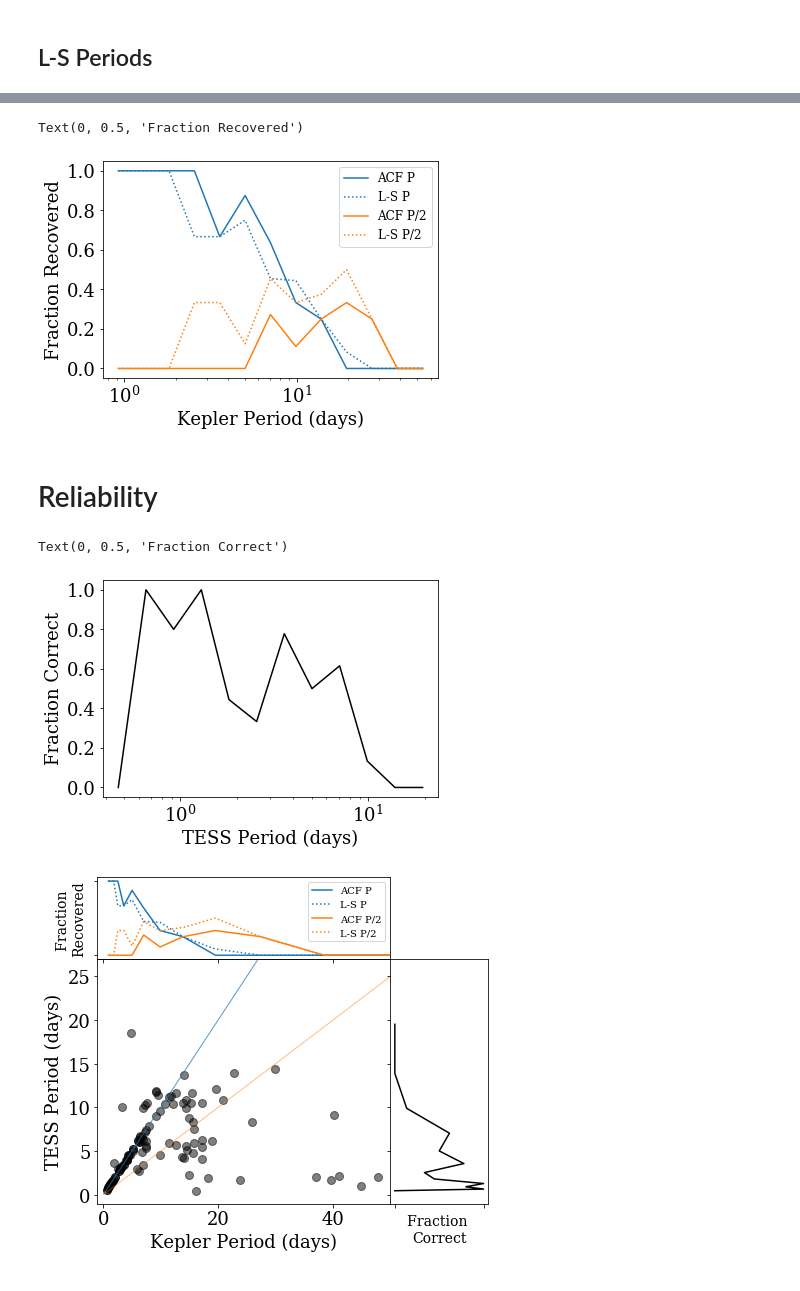
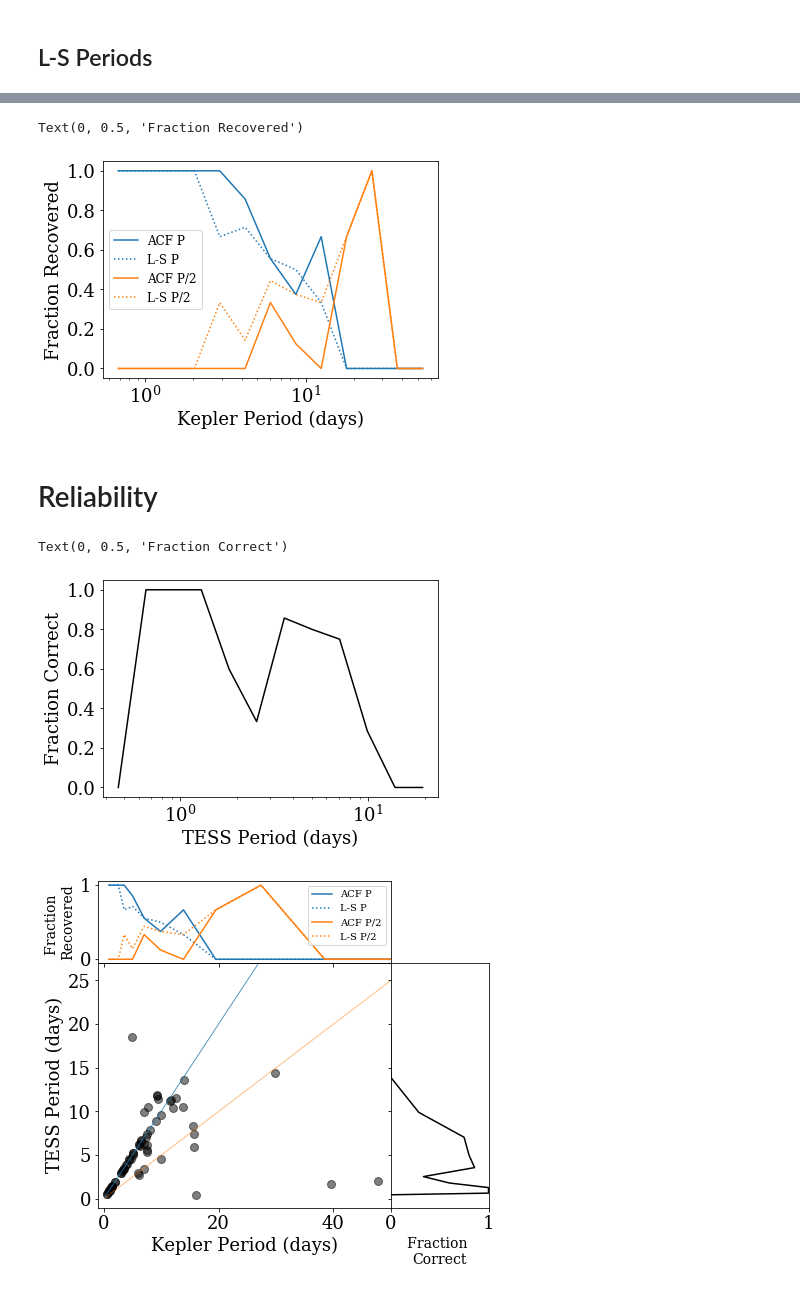
Before and after one commit to jradavenport/KTROT, a Jupyter notebook: period_compare.ipynb, the cells around one changed output, grey strips where cells are left out. Cells and saved outputs as stored; diff of their text form; code cells hidden in the pictures.

```diff
--- a/period_compare.ipynb
+++ b/period_compare.ipynb
@@ -156,3 +156,13 @@ plt.title('Sector 015')
 # %% [output]
 Text(0.5, 1.0, 'Sector 015')
 [figure]
+# %%
+# pick "good" periods
+# this cut is somewhat arbitrary, unfortunately. We need real errors on the periods (e.g. MCMC)
+Pcut = 0.20
+
+ok1 = (Trot1['acf_pk'] > Pcut) | (Trot1['LSamp'] > Pcut)
+ok2 = (Trot2['acf_pk'] > Pcut) | (Trot2['LSamp'] > Pcut)
+
+print(sum(ok1), sum(ok2))
+print(pd.concat((Trot1['KIC'][ok1],Trot2['KIC'][ok2])).unique().size)
@@ -159,7 +172,5 @@ Text(0.5, 1.0, 'Sector 015')
 # %%
 plt.figure(figsize=(7,7))
-ok1 = (Trot1['acf_pk'] > 0.05) | (Trot1['LSamp'] > 0.05)
-ok2 = (Trot2['acf_pk'] > 0.05) | (Trot2['LSamp'] > 0.05)
 
 plt.scatter(Trot1['Period'][ok1], Trot1['acf_per'][ok1], alpha=0.5, c='C0', s=100)
 plt.scatter(Trot2['Period'][ok2], Trot2['acf_per'][ok2], alpha=0.5, c='C0', s=100)
@@ -175,6 +186,21 @@ plt.ylim(-1,50)
 
 plt.xlabel('Kepler Period (days)')
 plt.ylabel('TESS Period (days)')
+plt.show()
 
-print(sum(ok1), sum(ok2))
+plt.figure(figsize=(7,7))
+
+plt.scatter(Trot1['Period'][ok1], Trot1['acf_per'][ok1]/Trot1['Period'][ok1], alpha=0.5, c='C0', s=100)
+plt.scatter(Trot2['Period'][ok2], Trot2['acf_per'][ok2]/Trot2['Period'][ok2], alpha=0.5, c='C0', s=100)
+
+plt.plot([.1,50], [1,1], c='k', lw=1, alpha=0.75)
+plt.plot([.1,50], [.5,.5], c='k', lw=1, alpha=0.5)
+plt.plot([.1,50], [.25, .25], c='k', lw=1, alpha=0.25)
+
+plt.xlim(-1,50)
+plt.ylim(0,1.1)
+
+plt.xlabel('Kepler Period (days)')
+plt.ylabel('TESS / Kepler Period')
+plt.show()
 # %% [output]
@@ -306,7 +312,7 @@ plt.xlabel('Kepler Period (days)')
 plt.ylabel('Fraction Recovered')
 # %% [output]
 Text(0, 0.5, 'Fraction Recovered')
-[figure, old version]
+[figure, new version]
 # %% [markdown]
 # Reliability
 # %%
@@ -314,6 +320,7 @@ Rgood = ((Trot1['acf_per'][ok1]/Trot1['Period'][ok1] > 1-thresh) &
          (Trot1['acf_per'][ok1]/Trot1['Period'][ok1] < 1+thresh))
 Rhalf = ((Trot1['acf_per'][ok1]/Trot1['Period'][ok1] > 0.5-thresh) &
          (Trot1['acf_per'][ok1]/Trot1['Period'][ok1] < 0.5+thresh))
+
 pbins = np.logspace(-1, 1.8, num=20, dtype='float')
 # pbins = np.arange(0, 55, 3., dtype='float')
 
@@ -341,14 +348,14 @@ plt.xlabel('TESS Period (days)')
 plt.ylabel('Fraction Correct')
 # %% [output]
 Text(0, 0.5, 'Fraction Correct')
-[figure, old version]
+[figure, new version]
 # %%
 # Set up the axes with gridspec
 fig = plt.figure(figsize=(7, 6))
 grid = plt.GridSpec(4, 4, hspace=0., wspace=0.)
 main_ax = fig.add_subplot(grid[1:,:-1])
-y_hist = fig.add_subplot(grid[1:,-1], sharey=main_ax, xticklabels=[])
-x_hist = fig.add_subplot(grid[0,:-1], sharex=main_ax, yticklabels=[])
+y_hist = fig.add_subplot(grid[1:,-1], sharey=main_ax)
+x_hist = fig.add_subplot(grid[0,:-1], sharex=main_ax)
 x_hist.xaxis.set_tick_params(labelbottom=False)
 y_hist.yaxis.set_tick_params(labelbottom=False)
 
@@ -357,38 +364,33 @@ main_ax.plot(Trot1['Period'][ok1], Trot1['acf_per'][ok1], alpha=0.5, c='k',
              markersize=8, marker='o', linestyle='none',)
 main_ax.plot(Trot2['Period'][ok2], Trot2['acf_per'][ok2], alpha=0.5, c='k',
              markersize=8, marker='o', linestyle='none',)
 
 # main_ax.set_xscale('log')
 # main_ax.set_yscale('log')
 
 main_ax.set_xlabel('Kepler Period (days)')
 main_ax.set_ylabel('TESS Period (days)')
 main_ax.set_xlim(-1,50)
 main_ax.set_ylim(-1,27)
 
 main_ax.plot([.1,50], [.1, 50], c='C0', lw=1, alpha=0.75)
 main_ax.plot([.1,50], [.05, 25], c='C1', lw=1, alpha=0.5)
-# main_ax.plot([.1,50], [.025, 12.5], c='k', lw=1, alpha=0.25)
-# plt.plot([.1,50], [.2, 100], c='k', lw=1, alpha=0.5)
-# plt.plot([.1,50], [.4, 200], c='k', lw=1, alpha=0.25)
-
-# plt.xlim(-1,50)
-# plt.ylim(-1,50)
 
 # Top hist
 # x_hist.plot(xx[np.where((pfrac > -1))], pfrac[np.where((pfrac > -1))], c='C0')
 x_hist.plot(xx[np.where((pfrac > -1))], pfrac[np.where((pfrac > -1))], label='ACF P', c='C0')
 x_hist.plot(xx[np.where((LSpfrac > -1))], LSpfrac[np.where((LSpfrac > -1))], label='L-S P', c='C0', linestyle=':')
 x_hist.plot(xx[np.where((hfrac > -1))], hfrac[np.where((hfrac > -1))], label='ACF P/2', c='C1')
 x_hist.plot(xx[np.where((LShfrac > -1))], LShfrac[np.where((LShfrac > -1))], label='L-S P/2', c='C1', linestyle=':')
 
 x_hist.set_ylabel('Fraction \nRecovered', fontsize=14)
 x_hist.legend(fontsize=10)
 
 # Right hist
 y_hist.plot(Rpfrac[np.where((Rpfrac > -1))],xx[np.where((Rpfrac > -1))], c='k')
 y_hist.set_xlabel('Fraction \nCorrect', fontsize=14)
+y_hist.set_xlim(0,1)
 
-plt.savefig('KvT.png', dpi=150, bbox_inches='tight', pad_inches=0.25)
+plt.savefig('KvT_0.20.png', dpi=150, bbox_inches='tight', pad_inches=0.25)
 # %% [output]
-[figure, old version]
+[figure, new version]
```
Also changed, not shown: parts of 6 cells of this notebook, 1 other file.
